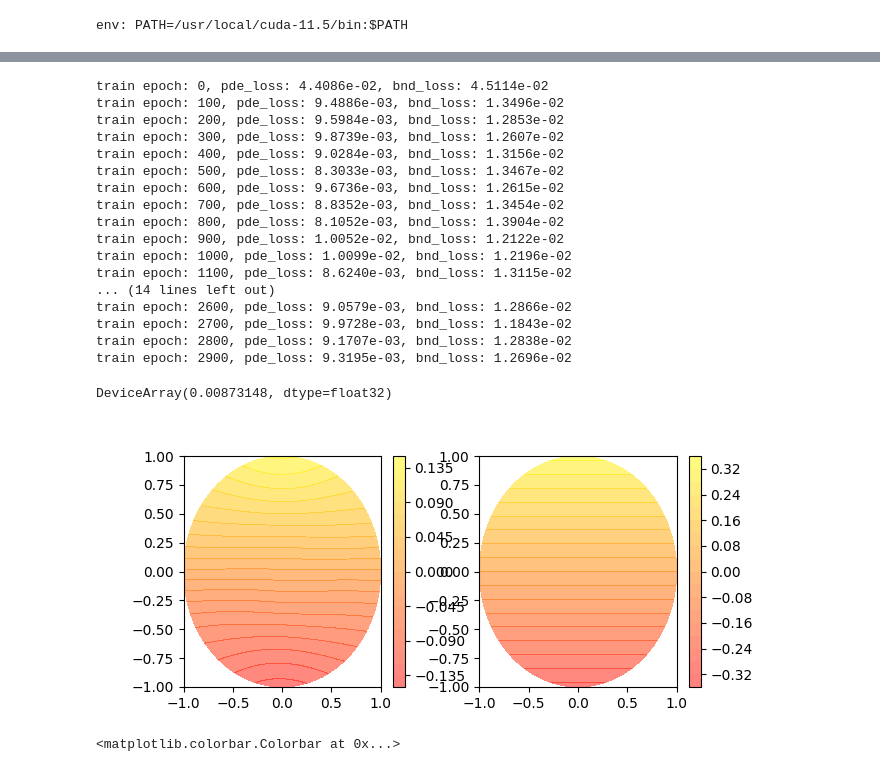
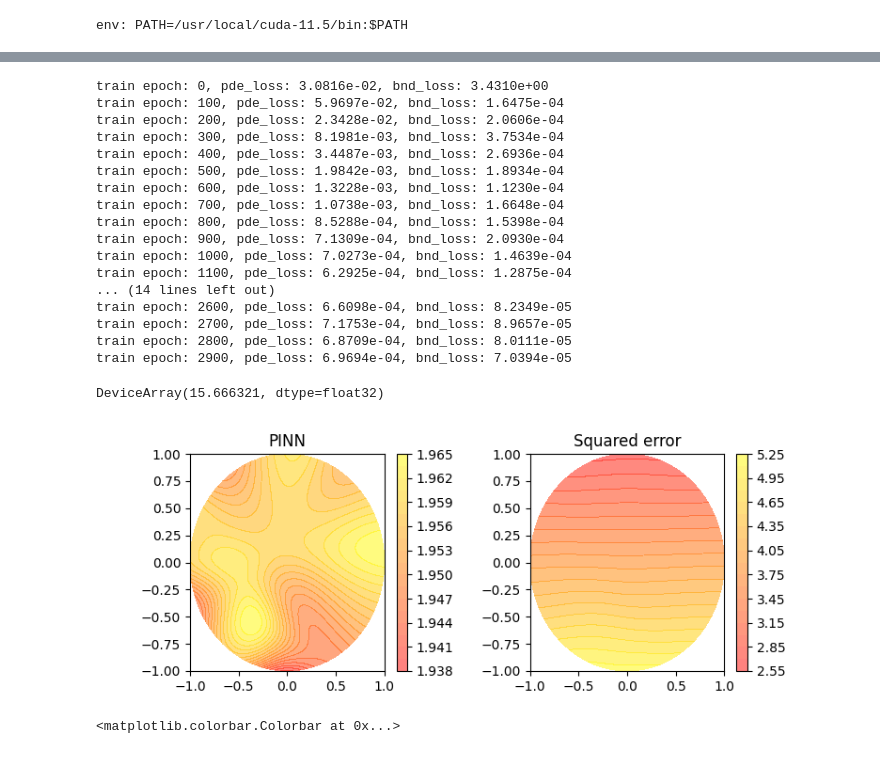
Before and after one commit to schaffer9/MagPI, a Jupyter notebook: stray_field_weak.ipynb, the cells around one changed output, grey strips where cells are left out. Saved outputs shown, nothing was run; the diff lists cells and outputs as text; code cells hidden in the pictures.

```diff
--- a/stray_field_weak.ipynb
+++ b/stray_field_weak.ipynb
@@ -44,6 +46,6 @@ def make_batches(rng, phi=None):
 # %%
 key, subkey = random.split(random.PRNGKey(42), 2)
-phi1, params = mlp(subkey, [3, 20, 20, 1])
+phi1, params = mlp(subkey, [3, 20, 20, 20, 1])
 tx = optax.adam(0.001)
 
 init_state1 = TrainState.create(
@@ -57,7 +59,7 @@ def mag(x):
 
 
 def loss1(params, x_dom, x_bnd):
-    _pde_loss = lambda x, _, p: (1/2 * sum(grad(phi1.apply, 1)(p, x) ** 2) - div(mag)(x) * phi1.apply(p, x))
+    _pde_loss = lambda x, _, p: (1/2 * sum(grad(phi1.apply, 1)(p, x) ** 2) - divergence(mag)(x) * phi1.apply(p, x))
     _bnd_loss = lambda _, x, p: (phi1.apply(p, x)) ** 2
 
     pde_loss = mean(vmap(_pde_loss, (0, None, None))(x_dom, x_bnd, params))
@@ -67,7 +69,7 @@ def loss1(params, x_dom, x_bnd):
 # %%
 
 state1 = init_state1
-for epoch in range(0, 2000):
+for epoch in range(0, 4000):
     key, subkey = random.split(key)
     data = make_batches(subkey)
     state1, epoch_metrics = run_epoch(state1, loss1, data)
@@ -134,7 +133,7 @@ def loss2(params, x_dom, x_bnd, y_bnd):
 
     pde_loss = mean(vmap(_pde_loss, (0, None, None, None))(x_dom, x_bnd, y_bnd, params))
     bnd_loss = mean(vmap(_bnd_loss, (None, 0, 0, None))(x_dom, x_bnd, y_bnd, params))
-    _loss = pde_loss + bnd_loss
+    _loss = pde_loss + 100*bnd_loss
     return _loss, {'pde_loss': pde_loss, 'bnd_loss': bnd_loss, 'loss': _loss}
 # %%
 state2 = init_state2
@@ -148,23 +147,23 @@ for epoch in range(0, 3000):
 
 params2 = {'params': state2.params}
 # %% [output]
-train epoch: 0, pde_loss: 4.4086e-02, bnd_loss: 4.5114e-02
-train epoch: 100, pde_loss: 9.4886e-03, bnd_loss: 1.3496e-02
-train epoch: 200, pde_loss: 9.5984e-03, bnd_loss: 1.2853e-02
-train epoch: 300, pde_loss: 9.8739e-03, bnd_loss: 1.2607e-02
-train epoch: 400, pde_loss: 9.0284e-03, bnd_loss: 1.3156e-02
-train epoch: 500, pde_loss: 8.3033e-03, bnd_loss: 1.3467e-02
-train epoch: 600, pde_loss: 9.6736e-03, bnd_loss: 1.2615e-02
-train epoch: 700, pde_loss: 8.8352e-03, bnd_loss: 1.3454e-02
-train epoch: 800, pde_loss: 8.1052e-03, bnd_loss: 1.3904e-02
-train epoch: 900, pde_loss: 1.0052e-02, bnd_loss: 1.2122e-02
-train epoch: 1000, pde_loss: 1.0099e-02, bnd_loss: 1.2196e-02
-train epoch: 1100, pde_loss: 8.6240e-03, bnd_loss: 1.3115e-02
+train epoch: 0, pde_loss: 3.0816e-02, bnd_loss: 3.4310e+00
+train epoch: 100, pde_loss: 5.9697e-02, bnd_loss: 1.6475e-04
+train epoch: 200, pde_loss: 2.3428e-02, bnd_loss: 2.0606e-04
+train epoch: 300, pde_loss: 8.1981e-03, bnd_loss: 3.7534e-04
+train epoch: 400, pde_loss: 3.4487e-03, bnd_loss: 2.6936e-04
+train epoch: 500, pde_loss: 1.9842e-03, bnd_loss: 1.8934e-04
+train epoch: 600, pde_loss: 1.3228e-03, bnd_loss: 1.1230e-04
+train epoch: 700, pde_loss: 1.0738e-03, bnd_loss: 1.6648e-04
+train epoch: 800, pde_loss: 8.5288e-04, bnd_loss: 1.5398e-04
+train epoch: 900, pde_loss: 7.1309e-04, bnd_loss: 2.0930e-04
+train epoch: 1000, pde_loss: 7.0273e-04, bnd_loss: 1.4639e-04
+train epoch: 1100, pde_loss: 6.2925e-04, bnd_loss: 1.2875e-04
 ... (14 lines left out)
-train epoch: 2600, pde_loss: 9.0579e-03, bnd_loss: 1.2866e-02
-train epoch: 2700, pde_loss: 9.9728e-03, bnd_loss: 1.1843e-02
-train epoch: 2800, pde_loss: 9.1707e-03, bnd_loss: 1.2838e-02
-train epoch: 2900, pde_loss: 9.3195e-03, bnd_loss: 1.2696e-02
+train epoch: 2600, pde_loss: 6.6098e-04, bnd_loss: 8.2349e-05
+train epoch: 2700, pde_loss: 7.1753e-04, bnd_loss: 8.9657e-05
+train epoch: 2800, pde_loss: 6.8709e-04, bnd_loss: 8.0111e-05
+train epoch: 2900, pde_loss: 6.9694e-04, bnd_loss: 7.0394e-05
 # %%
 
 def nn_solution(x):
@@ -176,31 +175,34 @@ y_sol2 = nn_solution(x_dom)
 y_analytic = x_dom[:, 2] / 3
 mean((y_analytic - y_sol2) ** 2)
 # %% [output]
-DeviceArray(0.00873148, dtype=float32)
+DeviceArray(15.666321, dtype=float32)
 # %%
 import itertools
 import numpy as np
 
 def plot_sol(sol, ax):
     plt.sca(ax)
     N = 1000
     x = np.linspace(-1, 1, N)
     z = np.linspace(-1, 1, N)
     X = np.array([_x for _x in itertools.product(x, z)])
     _X = jnp.asarray(X)
     _X = jnp.insert(_X, array([1]), zeros((N * N, 1)), 1)
     phi = np.array(sol(_X))
     phi[np.linalg.norm(X, axis=-1) > 1.] = np.nan
 
     p = ax.contourf(x, z, phi.reshape(N, N).T, 20, cmap=plt.get_cmap("autumn"), alpha=0.5)
     plt.colorbar(p)
 
-fig = plt.figure(figsize=(7, 3))
+fig = plt.figure(figsize=(8, 3))
 ax1, ax2 = fig.subplots(1, 2)
+plt.subplots_adjust(wspace=0.4)
+ax1.set_title("PINN")
 plot_sol(lambda x: phi2.apply(params2, x), ax1)
-plot_sol(lambda x: x[..., 2] / 3, ax2)
+ax2.set_title("Squared error")
+plot_sol(lambda x: (x[..., 2] / 3 -  phi2.apply(params2, x)) ** 2, ax2)
 # %% [output]
-[figure, old version]
+[figure, new version]
 # %%
 fig = plt.figure()
 ax = fig.add_subplot(projection='3d')
```
Also changed, not shown: parts of 3 cells of this notebook, 18 other files.
